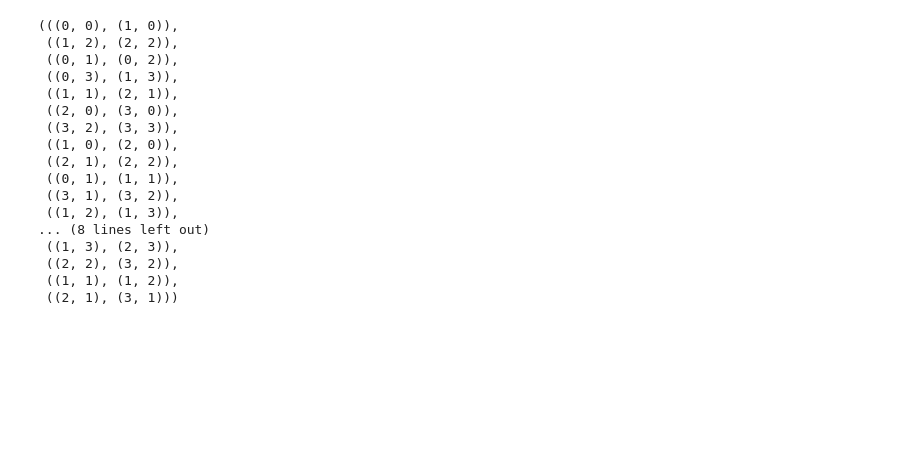
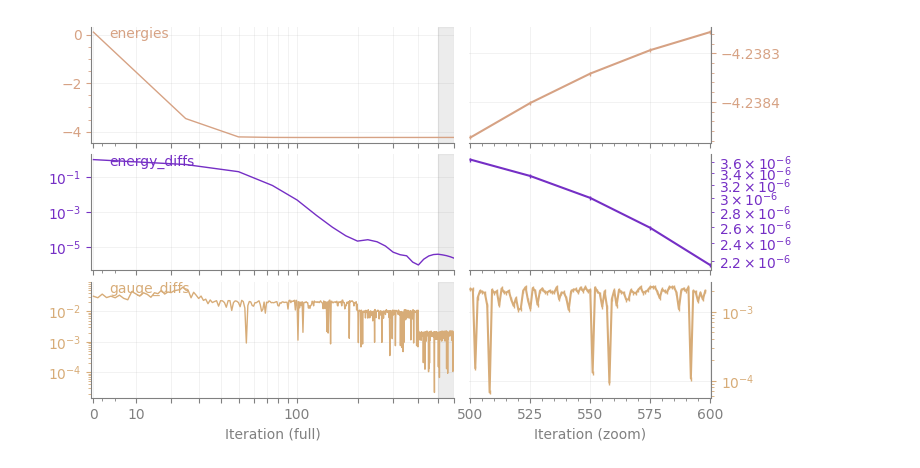
Before and after one commit to sjdu10/vmc_torch, a Jupyter notebook: vmc_torch/experiment/circuitTNF/test_2d.ipynb, the cells around one changed output. Cells and saved outputs as stored; diff of their text form; code cells hidden in the pictures; blank space fills up the shorter version.

```diff
--- a/vmc_torch/experiment/circuitTNF/test_2d.ipynb
+++ b/vmc_torch/experiment/circuitTNF/test_2d.ipynb
@@ -36,3 +38,7 @@ su.evolve(200, tau=0.05)
+# %%
+su.evolve(200, tau=0.01)
+# %% [output]
+[figure, added]
 # %%
 import pickle
 su.assemble_plot_data()
@@ -44,21 +55,3 @@ with open(f"./2D/circuitTNF_heis2D_L{L}_D{D}_su_state.pkl", "wb") as f:
 # %%
-su.ordering()
+ordering = ham.get_auto_ordering()
-# %% [output]
-(((0, 0), (1, 0)),
- ((1, 2), (2, 2)),
- ((0, 1), (0, 2)),
- ((0, 3), (1, 3)),
- ((1, 1), (2, 1)),
- ((2, 0), (3, 0)),
- ((3, 2), (3, 3)),
- ((1, 0), (2, 0)),
- ((2, 1), (2, 2)),
- ((0, 1), (1, 1)),
- ((3, 1), (3, 2)),
- ((1, 2), (1, 3)),
-... (8 lines left out)
- ((1, 3), (2, 3)),
- ((2, 2), (3, 2)),
- ((1, 1), (1, 2)),
- ((2, 1), (3, 1)))
 # %%
```
Also changed, not shown: parts of 10 cells of this notebook, 12 other files.
